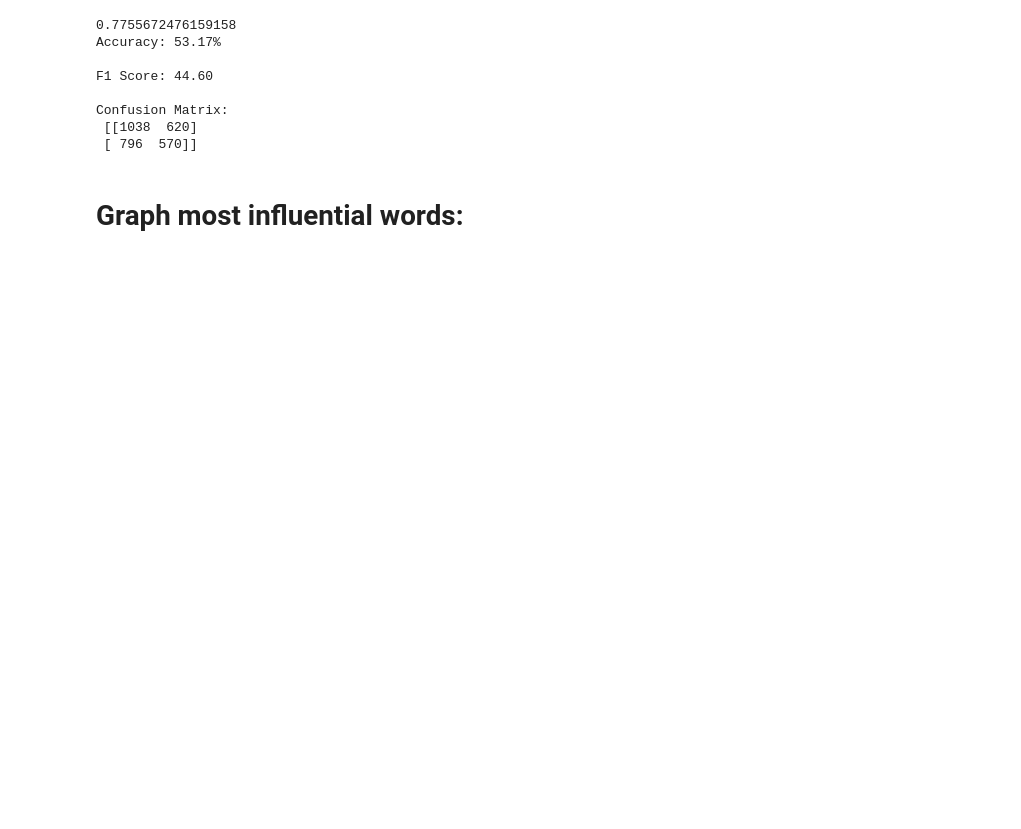
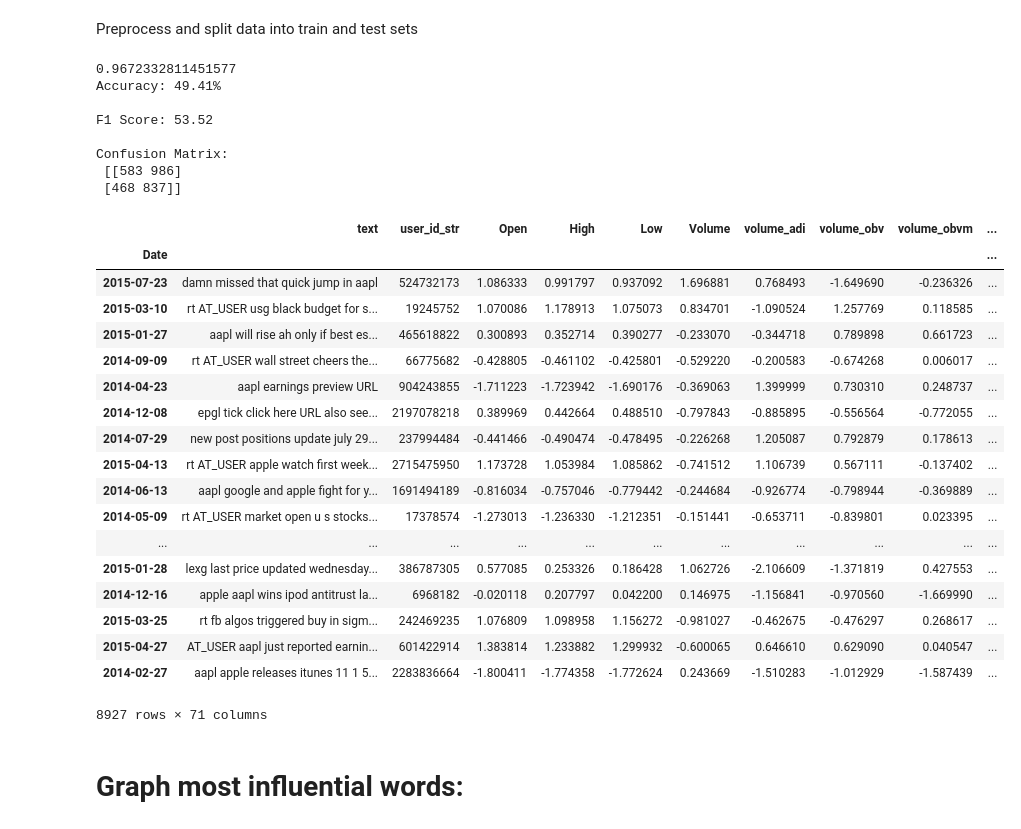
Before and after one commit to tariqrahmani08/CPSC571project, a Jupyter notebook: test-Copy1.ipynb, the cells around one changed output. Cells and saved outputs as stored; diff of their text form; code cells hidden in the pictures; blank space fills up the shorter version.

```diff
--- a/test-Copy1.ipynb
+++ b/test-Copy1.ipynb
@@ -63,3 +91,3 @@ df = df.set_index(['Date'])
 # %%
 scaler = MinMaxScaler()
-df.loc[:, 'Open': 'yesterday_close'] = scaler.fit_transform(df.loc[:, 'Open': 'yesterday_close'])
+df.loc[:, 'neg': 'yesterday_close'] = scaler.fit_transform(df.loc[:, 'neg': 'yesterday_close'])
@@ -87,17 +94,22 @@ stock
+# %% [markdown]
+Preprocess and split data into train and test sets
+# %%
+get_text_data = FunctionTransformer(lambda x: x['text'], validate=False)
+get_numeric_data = FunctionTransformer(lambda x: x.loc[:, 'neg': 'yesterday_close'], validate=False)
+
+df['text'] = df['text'].str.replace('[^\w\s]',' ')
+
+vect = TfidfVectorizer(analyzer=preprocess_text, strip_accents='unicode', ngram_range=(1, 3))
+
+#X = features, y = class labels
+X = df.loc[:, 'text': 'yesterday_close']
+y = df.loc[:, 'value']
+
+# X_train, X_test, y_train, y_test = train_test_split(X, y, test_size=0.2, random_state=42)
+# Avoid having same days in train and test set
+X_train, y_train = shuffle(X.loc[:'2015-07-26'], y.loc[:'2015-07-26'])
+X_test, y_test = shuffle(X.loc['2015-07-27':], y.loc['2015-07-27':])
 # %%
-
-get_text_data = FunctionTransformer(lambda x: x['text'], validate=False)
-get_numeric_data = FunctionTransformer(lambda x: x.loc[:, 'Open': 'yesterday_close'], validate=False)
-
-vect = TfidfVectorizer(analyzer=preprocess_text, strip_accents='unicode', ngram_range=(1, 3))
-
-X = df.loc[:, 'text': 'yesterday_close']
-y = df.loc[:, 'value']
-
-# X_train, X_test, y_train, y_test = train_test_split(X, y, test_size=0.2, random_state=42)
-X_train, y_train = shuffle(X.loc[:'2015-07-26'], y.loc[:'2015-07-26'])
-X_test, y_test = shuffle(X.loc['2015-07-27':], y.loc['2015-07-27':])
-
 model = Pipeline([
     ('features', FeatureUnion([
             ('numeric_features', Pipeline([
@@ -108,9 +120,9 @@ model = Pipeline([
                   ('vec',  vect)
               ]))
          ])),
-    #('clf', LinearSVC(class_weight='balanced', max_iter=2000, penalty='l1', dual=False)),
-    ('clf', MultinomialNB()),
-    #('clf', LinearSVC(class_weight='balanced', max_iter=2000, penalty='l1', dual=False)),
+    ('clf', LinearSVC(class_weight='balanced', max_iter=3000, penalty='l1', dual=False)),
+    #('clf', KNeighborsClassifier(n_neighbors=3)),
+    #('clf', LinearSVC(class_weight='balanced', fit_intercept=False, penalty='l1', dual=False, C=0.1)),
 ])
 
 model.fit(X_train, y_train)
@@ -122,14 +134,36 @@ print("\nF1 Score: {:.2f}".format(f1_score(y_test, y_pred) * 100))
 
 print("\nConfusion Matrix:\n", confusion_matrix(y_test, y_pred), "\n")
 # %% [output]
-0.7755672476159158
-Accuracy: 53.17%
+0.9672332811451577
+Accuracy: 49.41%
 
-F1 Score: 44.60
+F1 Score: 53.52
 
 Confusion Matrix:
- [[1038  620]
- [ 796  570]]
+ [[583 986]
+ [468 837]]
+# %%
+X_train
+# %% [output]
+|  | text | user_id_str | Open | High | Low | Volume | volume_adi | volume_obv | volume_obvm | ... |
+| Date |  |  |  |  |  |  |  |  |  | ... |
+| 2015-07-23 | damn missed that quick jump in aapl | 524732173 | 1.086333 | 0.991797 | 0.937092 | 1.696881 | 0.768493 | -1.649690 | -0.236326 | ... |
+| 2015-03-10 | rt AT_USER usg black budget for s... | 19245752 | 1.070086 | 1.178913 | 1.075073 | 0.834701 | -1.090524 | 1.257769 | 0.118585 | ... |
+| 2015-01-27 | aapl will rise ah only if best es... | 465618822 | 0.300893 | 0.352714 | 0.390277 | -0.233070 | -0.344718 | 0.789898 | 0.661723 | ... |
+| 2014-09-09 | rt AT_USER wall street cheers the... | 66775682 | -0.428805 | -0.461102 | -0.425801 | -0.529220 | -0.200583 | -0.674268 | 0.006017 | ... |
+| 2014-04-23 | aapl earnings preview URL | 904243855 | -1.711223 | -1.723942 | -1.690176 | -0.369063 | 1.399999 | 0.730310 | 0.248737 | ... |
+| 2014-12-08 | epgl tick click here URL also see... | 2197078218 | 0.389969 | 0.442664 | 0.488510 | -0.797843 | -0.885895 | -0.556564 | -0.772055 | ... |
+| 2014-07-29 | new post positions update july 29... | 237994484 | -0.441466 | -0.490474 | -0.478495 | -0.226268 | 1.205087 | 0.792879 | 0.178613 | ... |
+| 2015-04-13 | rt AT_USER apple watch first week... | 2715475950 | 1.173728 | 1.053984 | 1.085862 | -0.741512 | 1.106739 | 0.567111 | -0.137402 | ... |
+| 2014-06-13 | aapl google and apple fight for y... | 1691494189 | -0.816034 | -0.757046 | -0.779442 | -0.244684 | -0.926774 | -0.798944 | -0.369889 | ... |
+| 2014-05-09 | rt AT_USER market open u s stocks... | 17378574 | -1.273013 | -1.236330 | -1.212351 | -0.151441 | -0.653711 | -0.839801 | 0.023395 | ... |
+| ... | ... | ... | ... | ... | ... | ... | ... | ... | ... | ... |
+| 2015-01-28 | lexg last price updated wednesday... | 386787305 | 0.577085 | 0.253326 | 0.186428 | 1.062726 | -2.106609 | -1.371819 | 0.427553 | ... |
+| 2014-12-16 | apple aapl wins ipod antitrust la... | 6968182 | -0.020118 | 0.207797 | 0.042200 | 0.146975 | -1.156841 | -0.970560 | -1.669990 | ... |
+| 2015-03-25 | rt fb algos triggered buy in sigm... | 242469235 | 1.076809 | 1.098958 | 1.156272 | -0.981027 | -0.462675 | -0.476297 | 0.268617 | ... |
+| 2015-04-27 | AT_USER aapl just reported earnin... | 601422914 | 1.383814 | 1.233882 | 1.299932 | -0.600065 | 0.646610 | 0.629090 | 0.040547 | ... |
+| 2014-02-27 | aapl apple releases itunes 11 1 5... | 2283836664 | -1.800411 | -1.774358 | -1.772624 | 0.243669 | -1.510283 | -1.012929 | -1.587439 | ... |
+8927 rows × 71 columns
 # %% [markdown]
 # Graph most influential words:
 # %%
```
Also changed, not shown: parts of 9 cells of this notebook.
